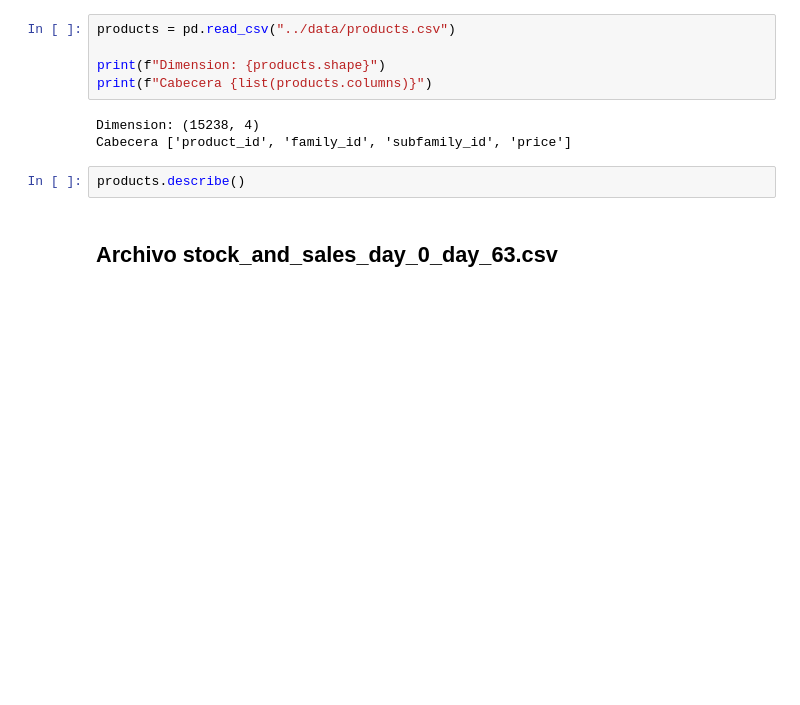
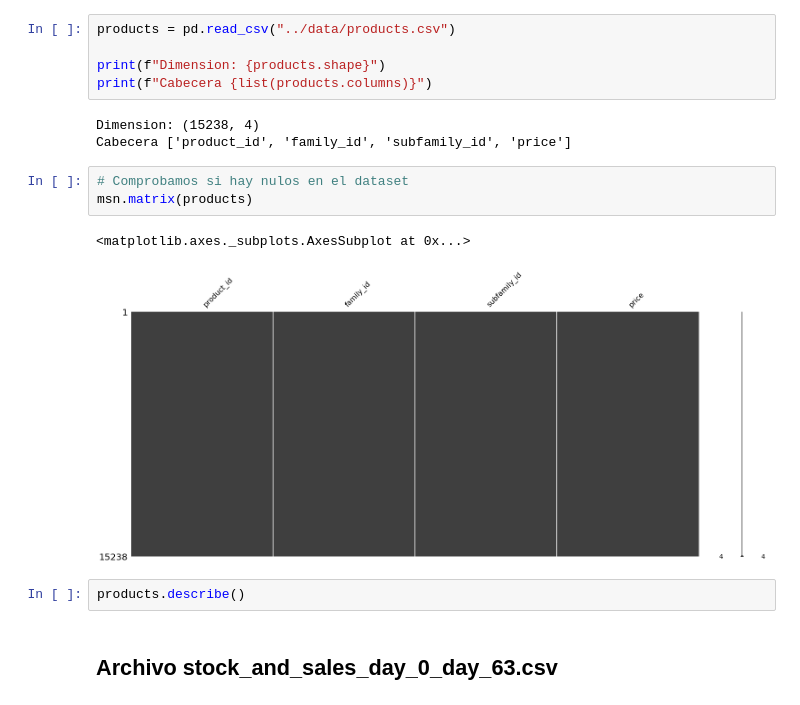
Before and after one commit to rodgomrod/Zara_Competition, a Jupyter notebook: Notebooks/1_EDA.ipynb, the cells around one changed output. Saved outputs shown, nothing was run; the diff lists cells and outputs as text; blank space fills up the shorter version.

Commit message:
Inspeccion de nulos

```diff
--- a/Notebooks/1_EDA.ipynb
+++ b/Notebooks/1_EDA.ipynb
@@ -12,6 +13,12 @@ print(f"Cabecera {list(products.columns)}")
 # %% [output]
 Dimension: (15238, 4)
 Cabecera ['product_id', 'family_id', 'subfamily_id', 'price']
+# %%
+# Comprobamos si hay nulos en el dataset
+msn.matrix(products)
+# %% [output]
+<matplotlib.axes._subplots.AxesSubplot at 0x...>
+[figure, added]
 # %%
 products.describe()
 # %% [markdown]
```
Also changed, not shown: parts of 4 cells of this notebook, 1 other file.
